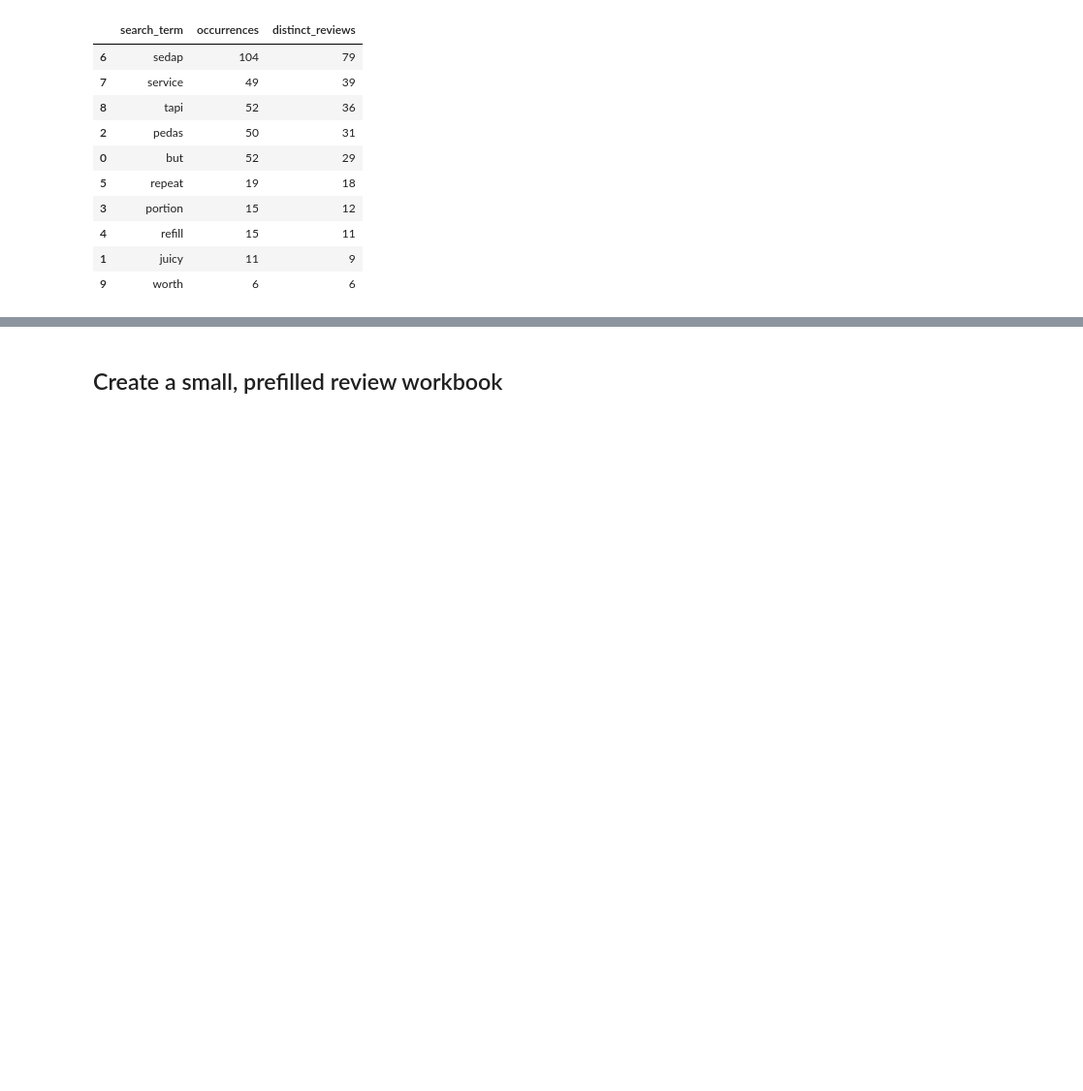
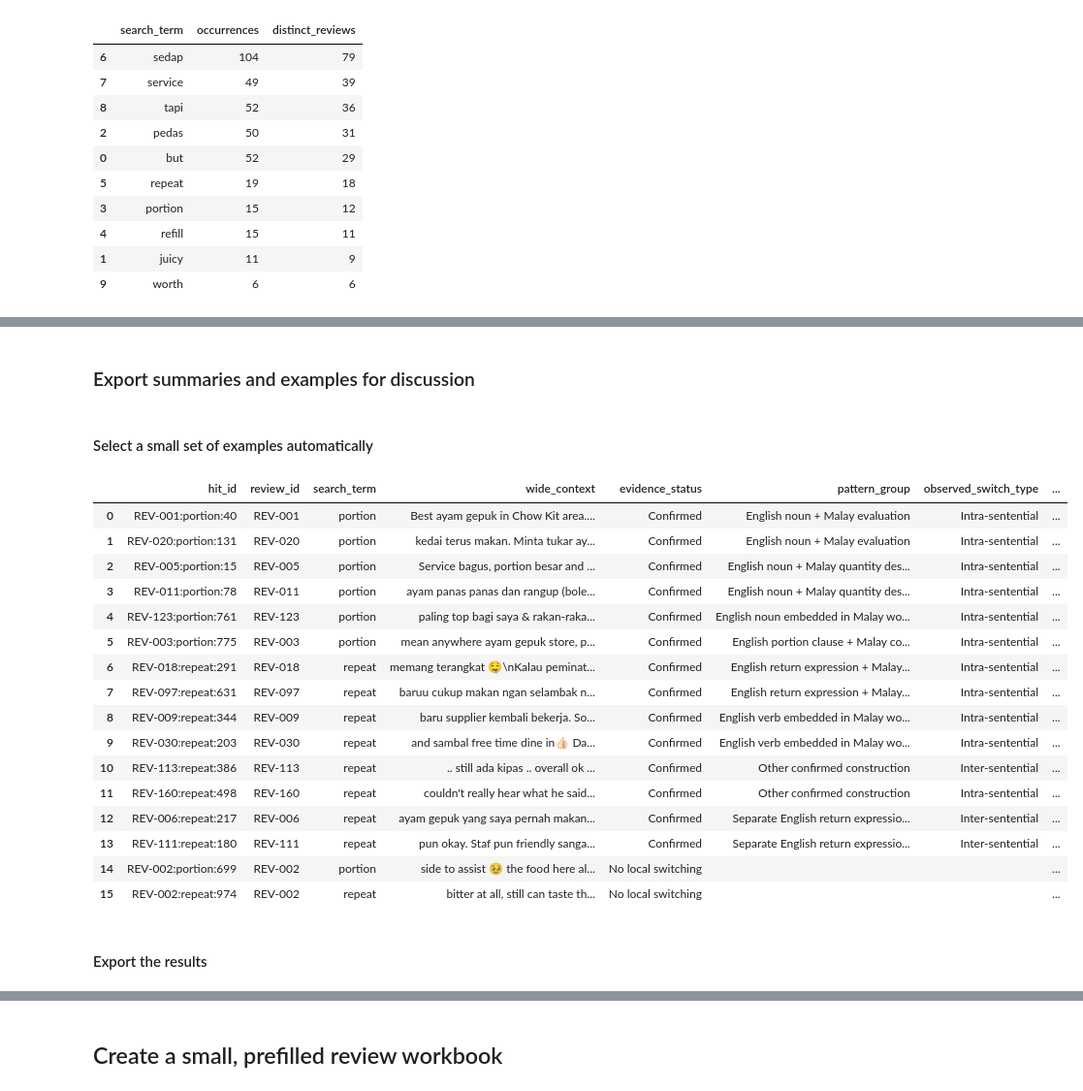
Before and after one commit to GSheng05/CPC-353-Assignment_1, a Jupyter notebook: Notebooks/Concordance_Analysis.ipynb, the cells around one changed output, grey strips where cells are left out. Shown at 97% size. Saved outputs shown, nothing was run; the diff lists cells and outputs as text; code cells hidden in the pictures; blank space fills up the shorter version.

Commit message:
Implement focus concordance result

```diff
--- a/Notebooks/Concordance_Analysis.ipynb
+++ b/Notebooks/Concordance_Analysis.ipynb
@@ -393,0 +821,62 @@ search_register.to_csv(
+# %% [markdown]
+### Export summaries and examples for discussion
+# %% [markdown]
+#### Select a small set of examples automatically
+# %%
+confirmed_examples = (
+    focused_confirmed
+    .sort_values(["search_term", "pattern_group", "review_id", "match_start"])
+    .drop_duplicates(["search_term", "pattern_group", "review_id"])
+    .groupby(["search_term", "pattern_group"], group_keys=False)
+    .head(2)
+)
+
+other_examples = (
+    focused_analysis.loc[
+        focused_analysis["evidence_status"].isin(
+            ["No local switching", "Ambiguous"]
+        )
+    ]
+    .sort_values(["search_term", "evidence_status", "review_id"])
+    .groupby(["search_term", "evidence_status"], group_keys=False)
+    .head(1)
+)
+
+focused_examples = pd.concat(
+    [confirmed_examples, other_examples],
+    ignore_index=True,
+).drop_duplicates("hit_id")
+
+example_columns = [
+    "hit_id",
+    "review_id",
+    "search_term",
+    "wide_context",
+    "evidence_status",
+    "pattern_group",
+    "observed_switch_type",
+    "review_note",
+    "full_review",
+]
+
+display(focused_examples[example_columns])
+# %% [output]
+|  | hit_id | review_id | search_term | wide_context | evidence_status | pattern_group | observed_switch_type | ... |
+| 0 | REV-001:portion:40 | REV-001 | portion | Best ayam gepuk in Chow Kit area.... | Confirmed | English noun + Malay evaluation | Intra-sentential | ... |
+| 1 | REV-020:portion:131 | REV-020 | portion | kedai terus makan. Minta tukar ay... | Confirmed | English noun + Malay evaluation | Intra-sentential | ... |
+| 2 | REV-005:portion:15 | REV-005 | portion | Service bagus, portion besar and ... | Confirmed | English noun + Malay quantity des... | Intra-sentential | ... |
+| 3 | REV-011:portion:78 | REV-011 | portion | ayam panas panas dan rangup (bole... | Confirmed | English noun + Malay quantity des... | Intra-sentential | ... |
+| 4 | REV-123:portion:761 | REV-123 | portion | paling top bagi saya & rakan-raka... | Confirmed | English noun embedded in Malay wo... | Intra-sentential | ... |
+| 5 | REV-003:portion:775 | REV-003 | portion | mean anywhere ayam gepuk store, p... | Confirmed | English portion clause + Malay co... | Intra-sentential | ... |
+| 6 | REV-018:repeat:291 | REV-018 | repeat | memang terangkat 🤤\nKalau peminat... | Confirmed | English return expression + Malay... | Intra-sentential | ... |
+| 7 | REV-097:repeat:631 | REV-097 | repeat | baruu cukup makan ngan selambak n... | Confirmed | English return expression + Malay... | Intra-sentential | ... |
+| 8 | REV-009:repeat:344 | REV-009 | repeat | baru supplier kembali bekerja. So... | Confirmed | English verb embedded in Malay wo... | Intra-sentential | ... |
+| 9 | REV-030:repeat:203 | REV-030 | repeat | and sambal free time dine in👍🏻 Da... | Confirmed | English verb embedded in Malay wo... | Intra-sentential | ... |
+| 10 | REV-113:repeat:386 | REV-113 | repeat | .. still ada kipas .. overall ok ... | Confirmed | Other confirmed construction | Inter-sentential | ... |
+| 11 | REV-160:repeat:498 | REV-160 | repeat | couldn't really hear what he said... | Confirmed | Other confirmed construction | Intra-sentential | ... |
+| 12 | REV-006:repeat:217 | REV-006 | repeat | ayam gepuk yang saya pernah makan... | Confirmed | Separate English return expressio... | Inter-sentential | ... |
+| 13 | REV-111:repeat:180 | REV-111 | repeat | pun okay. Staf pun friendly sanga... | Confirmed | Separate English return expressio... | Inter-sentential | ... |
+| 14 | REV-002:portion:699 | REV-002 | portion | side to assist 🥹 the food here al... | No local switching |  |  | ... |
+| 15 | REV-002:repeat:974 | REV-002 | repeat | bitter at all, still can taste th... | No local switching |  |  | ... |
+# %% [markdown]
+#### Export the results
```
Also changed, not shown: parts of 14 cells of this notebook, 7 other files.
